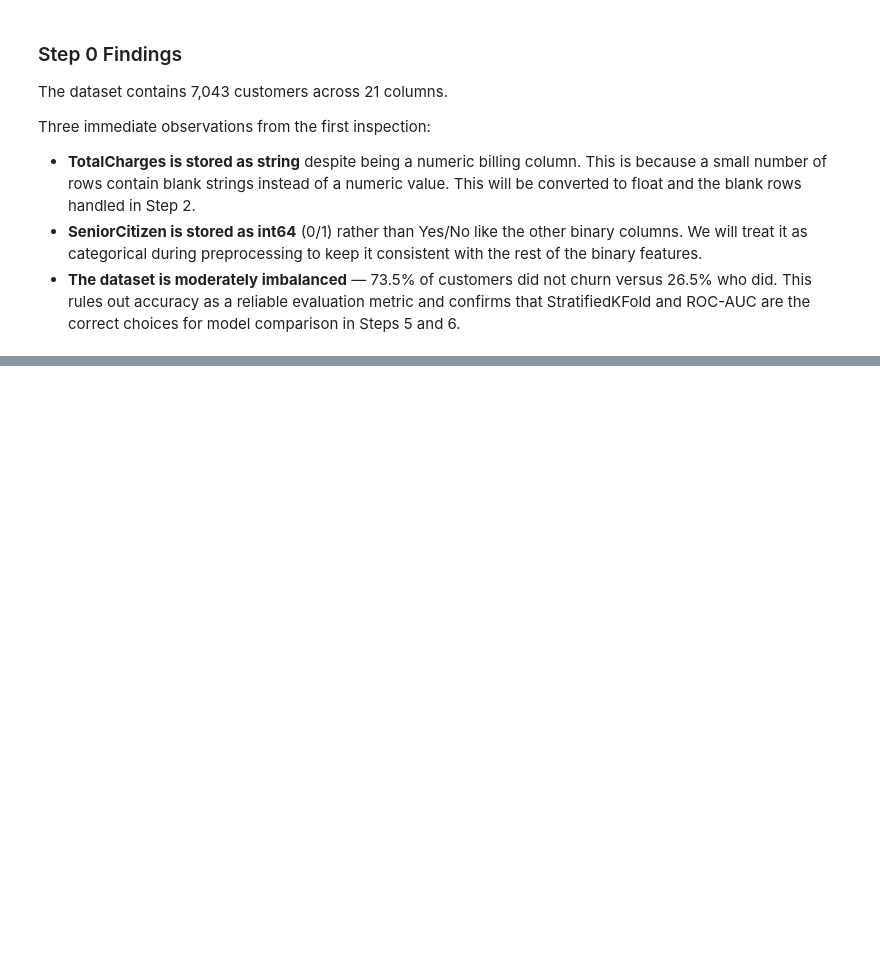
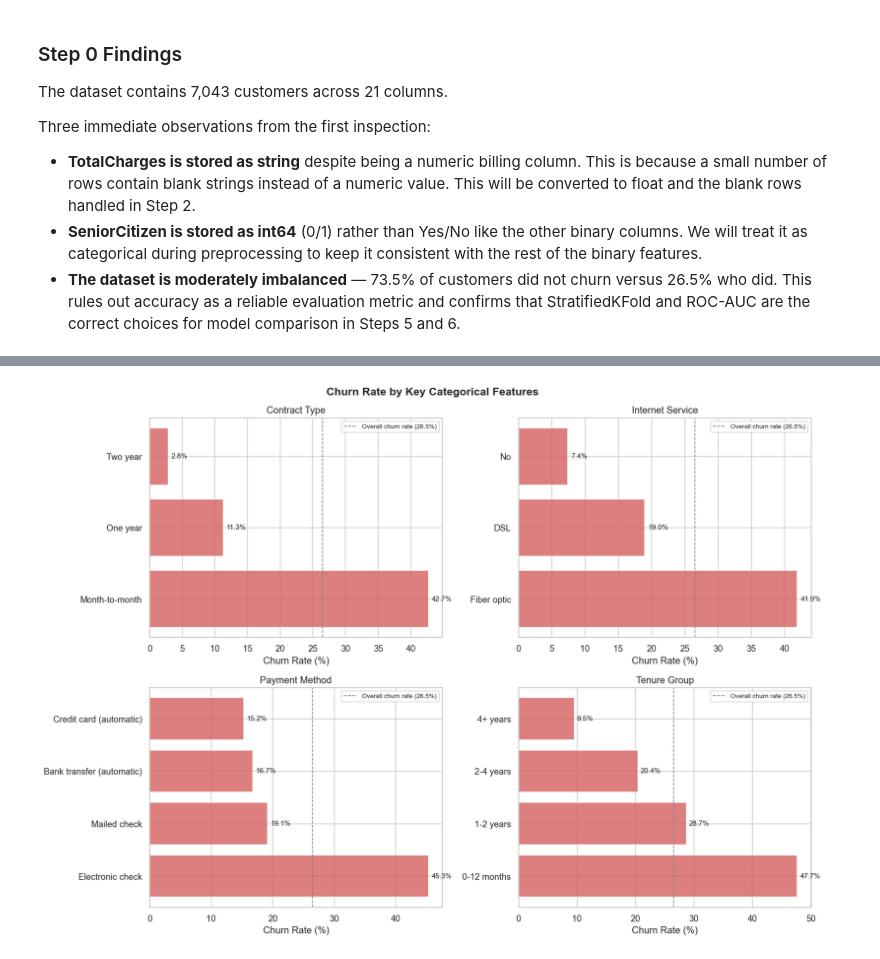
Before and after one commit to Muhammad-Umer-Riaz/data-analyst-portfolio, a Jupyter notebook: Customer_Churn_Prediction/customer_churn_prediction.ipynb, the cells around one changed output, grey strips where cells are left out. Cells and saved outputs as stored; diff of their text form; code cells hidden in the pictures; blank space fills up the shorter version.

```diff
--- a/Customer_Churn_Prediction/customer_churn_prediction.ipynb
+++ b/Customer_Churn_Prediction/customer_churn_prediction.ipynb
@@ -206,0 +332,41 @@ Three immediate observations from the first inspection:
+# %%
+# Tenure bins for visualisation only
+df['tenure_group_temp'] = pd.cut(
+    df['tenure'],
+    bins=[0, 12, 24, 48, 72],
+    labels=['0-12 months', '1-2 years', '2-4 years', '4+ years']
+)
+
+cat_cols = ['Contract', 'InternetService', 'PaymentMethod', 'tenure_group_temp']
+cat_labels = ['Contract Type', 'Internet Service', 'Payment Method', 'Tenure Group']
+
+fig, axes = plt.subplots(2, 2, figsize=(14, 10))
+fig.suptitle('Churn Rate by Key Categorical Features', fontsize=14, fontweight='bold')
+
+for ax, col, label in zip(axes.flatten(), cat_cols, cat_labels):
+    churn_rate = (df.groupby(col)['Churn']
+                    .apply(lambda x: (x == 'Yes').sum() / len(x) * 100)
+                    .reset_index())
+    churn_rate.columns = [col, 'Churn Rate (%)']
+    churn_rate = churn_rate.sort_values('Churn Rate (%)', ascending=False)
+
+    bars = ax.barh(churn_rate[col].astype(str), churn_rate['Churn Rate (%)'],
+                   color='#D65F5F', alpha=0.8)
+
+    for bar, val in zip(bars, churn_rate['Churn Rate (%)']):
+        ax.text(val + 0.5, bar.get_y() + bar.get_height() / 2,
+                f'{val:.1f}%', va='center', fontsize=9)
+
+    ax.axvline(26.5, color='gray', linestyle='--', linewidth=1,
+               label='Overall churn rate (26.5%)')
+    ax.set_title(label)
+    ax.set_xlabel('Churn Rate (%)')
+    ax.legend(fontsize=8)
+
+plt.tight_layout()
+plt.savefig(os.path.join(FIGURES_DIR, 'categorical_churn_rates.png'), bbox_inches='tight')
+plt.show()
+
+df.drop(columns=['tenure_group_temp'], inplace=True)
+# %% [output]
+[figure, added]
```
Also changed, not shown: parts of 9 cells of this notebook.
